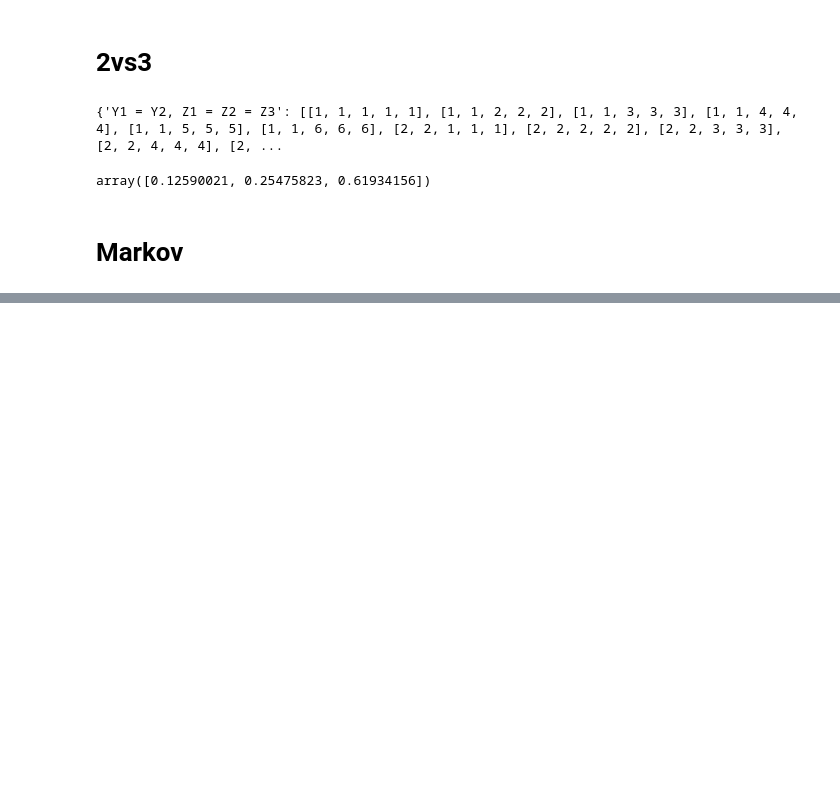
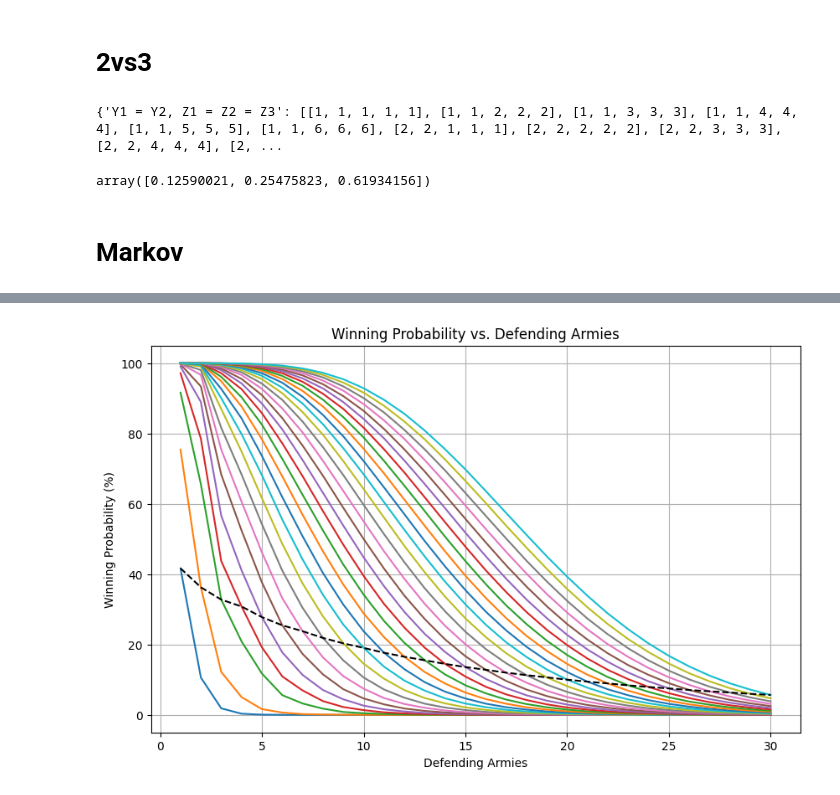
Before and after one commit to julianszere/TEG, a Jupyter notebook: TEG.ipynb, the cells around one changed output, grey strips where cells are left out. Drawn from its saved outputs; the diff is of its cells as text; code cells hidden in the pictures; blank space fills up the shorter version.

```diff
--- a/TEG.ipynb
+++ b/TEG.ipynb
@@ -502,0 +429,15 @@ getProbability(4,4,1)
+# %%
+# Print the table
+print("Attacker ↓ / Defender →\n")
+print("   |", end="")
+for D in range(armies_defender):
+    print(f"   {D + 1}  |", end="")
+print()
+
+print("----")
+
+for A in range(armies_attacker):
+    print(f" {A + 1} |", end="")
+    for D in range(armies_defender):
+        print(f" {P[A, D]:5.2f} |", end="")
+    print("\n----")
@@ -502,0 +476,19 @@ getProbability(4,4,1)
+# %%
+# Plotting
+plt.figure(figsize=(10, 6))
+for A in range(armies_attacker):
+    plt.plot(range(1, armies_defender + 1), P[A, :], label=f'Attacking Armies = {A + 1}')
+
+equal_armies_curve = np.diag(P)
+plt.plot(range(1, armies_defender + 1), equal_armies_curve, linestyle='--', color='black', label='Equal Armies')
+
+
+# Add labels and title
+plt.xlabel('Defending Armies')
+plt.ylabel('Winning Probability (%)')
+plt.title('Winning Probability vs. Defending Armies')
+#plt.legend()
+plt.grid(True)
+plt.show()
+# %% [output]
+[figure, added]
```
Also changed, not shown: parts of 25 cells of this notebook.
